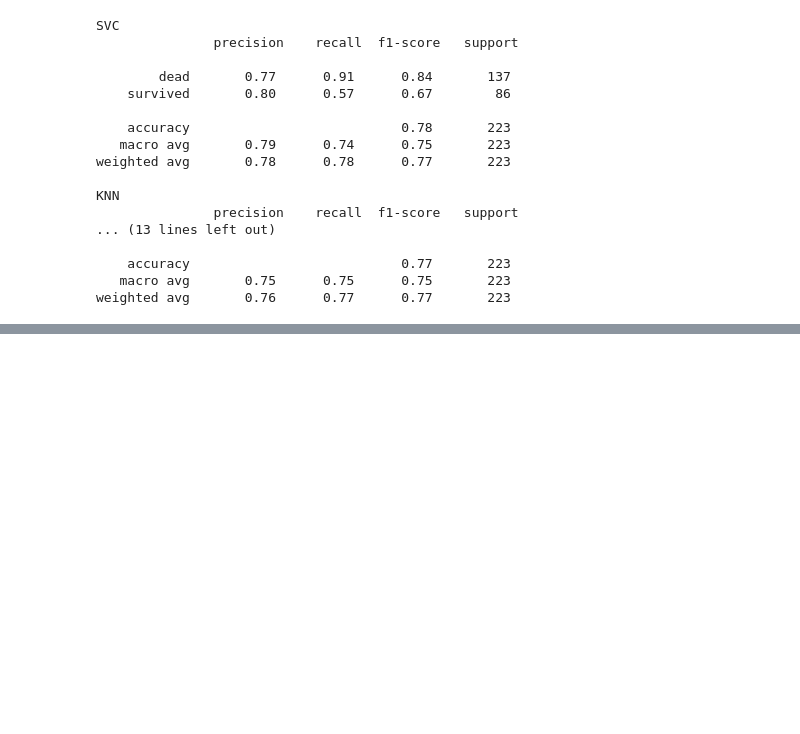
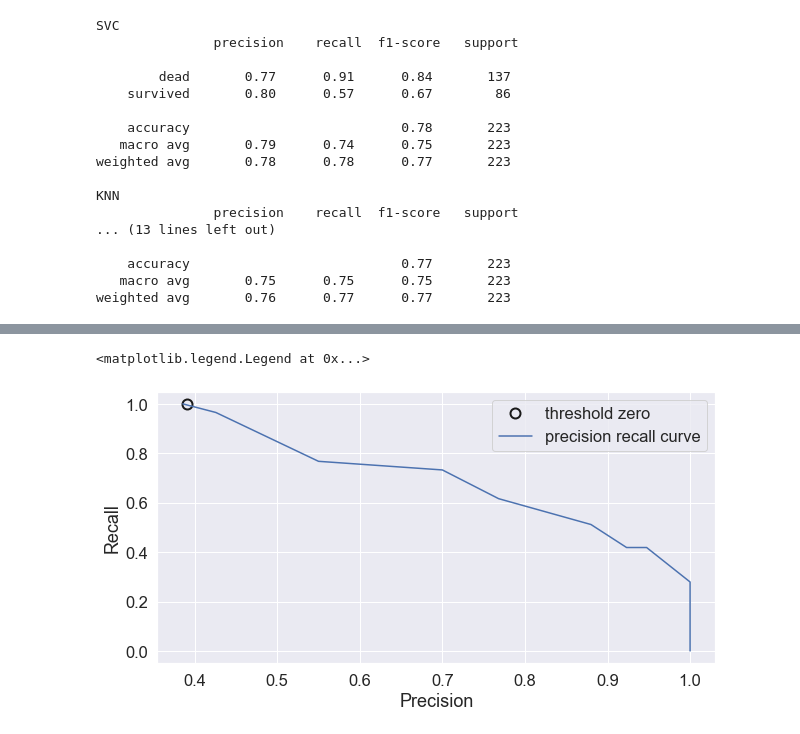
Before and after one commit to royceto/taitanic, a Jupyter notebook: 7_new_new_confusion_matrix.ipynb, the cells around one changed output, grey strips where cells are left out. Drawn from its saved outputs; the diff is of its cells as text; code cells hidden in the pictures; blank space fills up the shorter version.

```diff
--- a/7_new_new_confusion_matrix.ipynb
+++ b/7_new_new_confusion_matrix.ipynb
@@ -406,0 +437,20 @@ weighted avg       0.76      0.77      0.77       223
+# %%
+#KNN
+
+plt.figure(figsize=(10,5))
+sns.set(font_scale=1.5)
+
+precision_knn, recall_knn, thresholds_knn = precision_recall_curve(y_test, knn.predict_proba(X_test)[:,1])
+
+close_zero_knn = np.argmin(np.abs(thresholds_knn))
+
+plt.plot(precision_svc[close_zero_knn], recall_svc[close_zero_knn], "o", markersize=10, label="threshold zero",fillstyle="none", c="k", mew=2)
+
+plt.plot(precision_knn, recall_knn, label="precision recall curve")
+
+plt.xlabel("Precision")
+plt.ylabel("Recall")
+plt.legend(loc="best")
+# %% [output]
+<matplotlib.legend.Legend at 0x...>
+[figure, added]
```
Also changed, not shown: parts of 19 cells of this notebook.
